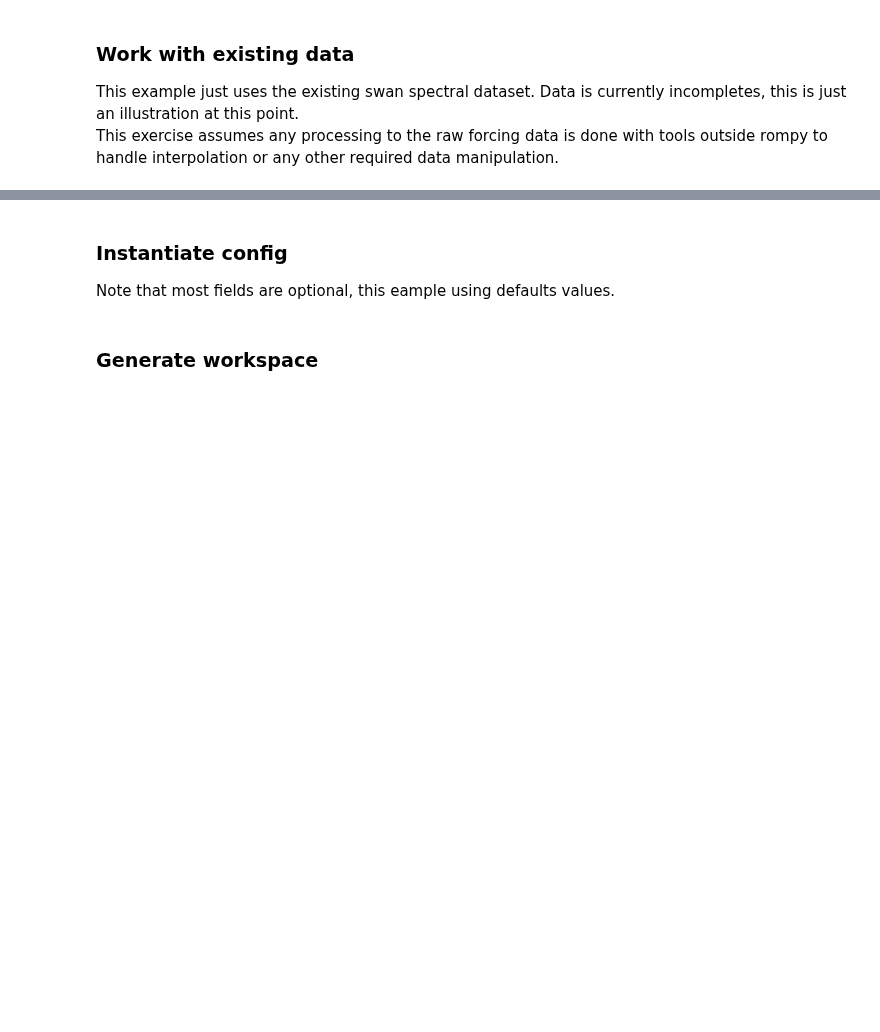
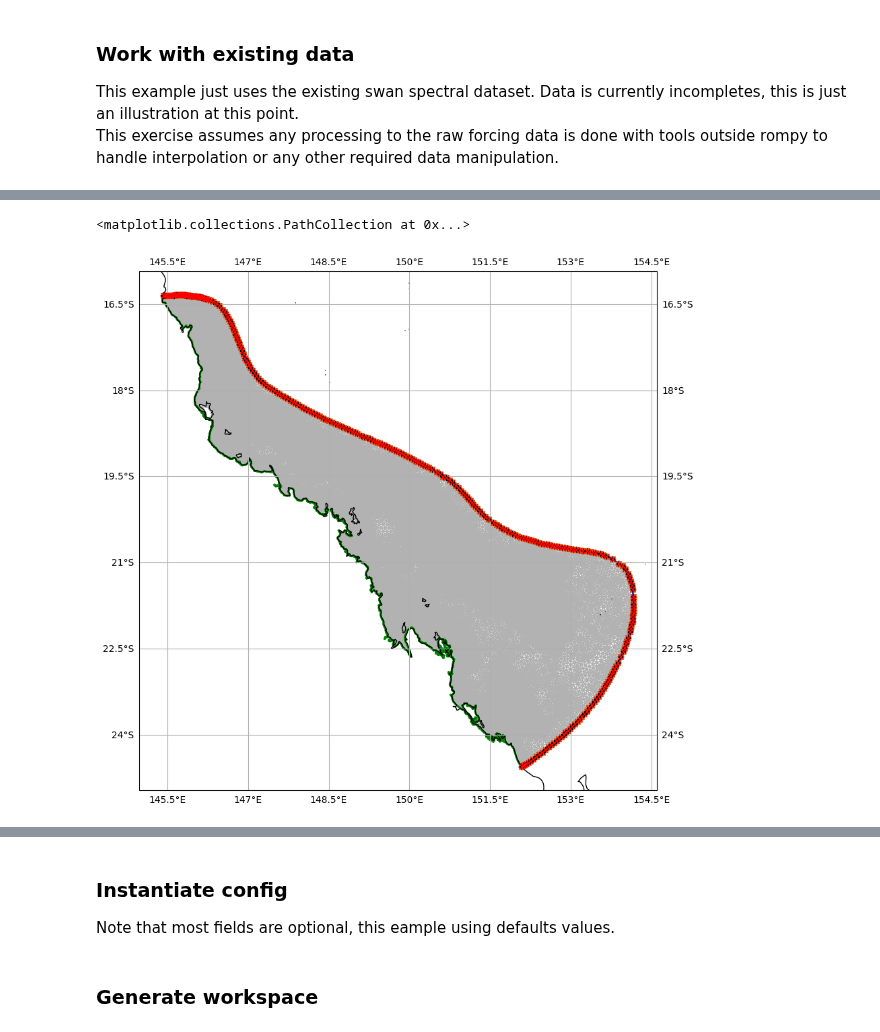
Before and after one commit to rom-py/rompy-schism, a Jupyter notebook: notebooks/schism/schism_procedural.ipynb, the cells around one changed output, grey strips where cells are left out. Drawn from its saved outputs; the diff is of its cells as text; code cells hidden in the pictures; blank space fills up the shorter version.

```diff
--- a/notebooks/schism/schism_procedural.ipynb
+++ b/notebooks/schism/schism_procedural.ipynb
@@ -47,0 +287,8 @@ This exercise assumes any processing to the raw forcing data is done with tools
+# %%
+ax = wavedata.plot_boundary(grid=grid)
+ax.gridlines(draw_labels=True)
+ds = xr.open_dataset(bnd)
+ax.scatter(ds.longitude.isel(time=0), ds.latitude.isel(time=0), transform=ccrs.PlateCarree())
+# %% [output]
+<matplotlib.collections.PathCollection at 0x...>
+[figure, added]
```
Also changed, not shown: parts of 29 cells of this notebook.
